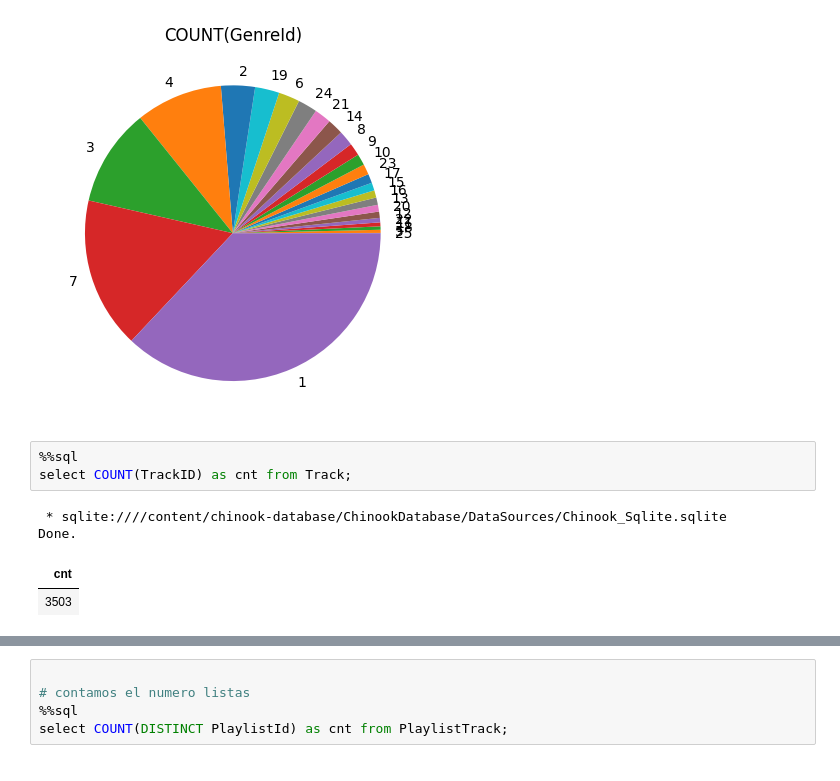
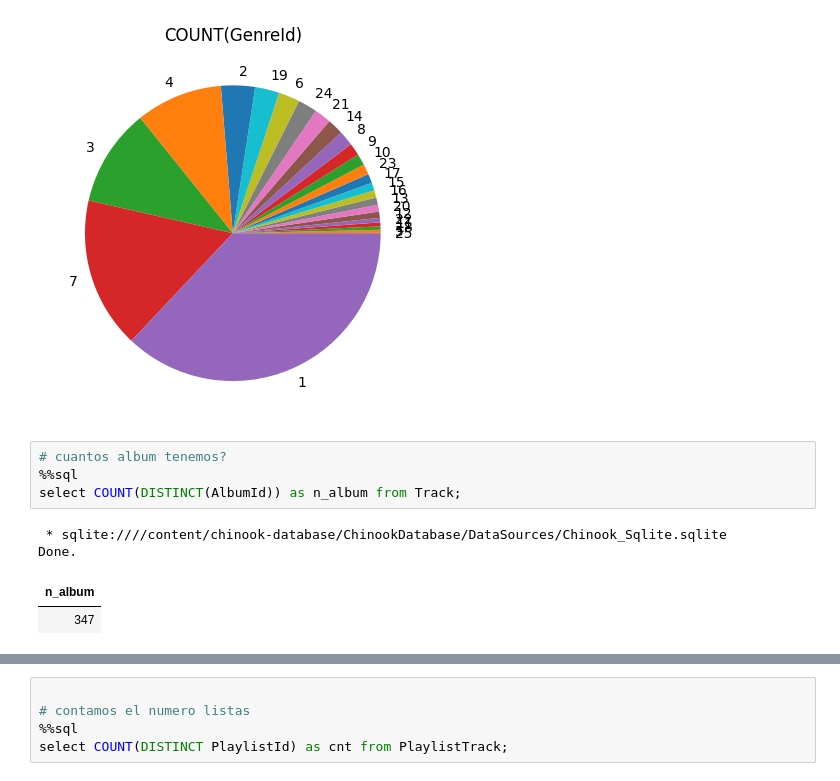
Before and after one commit to adigenova/uohdb, a Jupyter notebook: code/Chinook_db.ipynb, the cells around one changed output, grey strips where cells are left out. Drawn from its saved outputs; the diff is of its cells as text.

```diff
--- a/code/Chinook_db.ipynb
+++ b/code/Chinook_db.ipynb
@@ -180,10 +173,11 @@ Done.
   Text(0.4360568880688016, -1.0098784037535176, '1')])
 [figure]
 # %%
+# cuantos album tenemos?
 %%sql
-select COUNT(TrackID) as cnt from Track;
+select COUNT(DISTINCT(AlbumId)) as n_album from Track;
 # %% [output]
  * sqlite:////content/chinook-database/ChinookDatabase/DataSources/Chinook_Sqlite.sqlite
 Done.
-| cnt |
-| 3503 |
+| n_album |
+| 347 |
```
Also changed, not shown: parts of 12 cells of this notebook.
